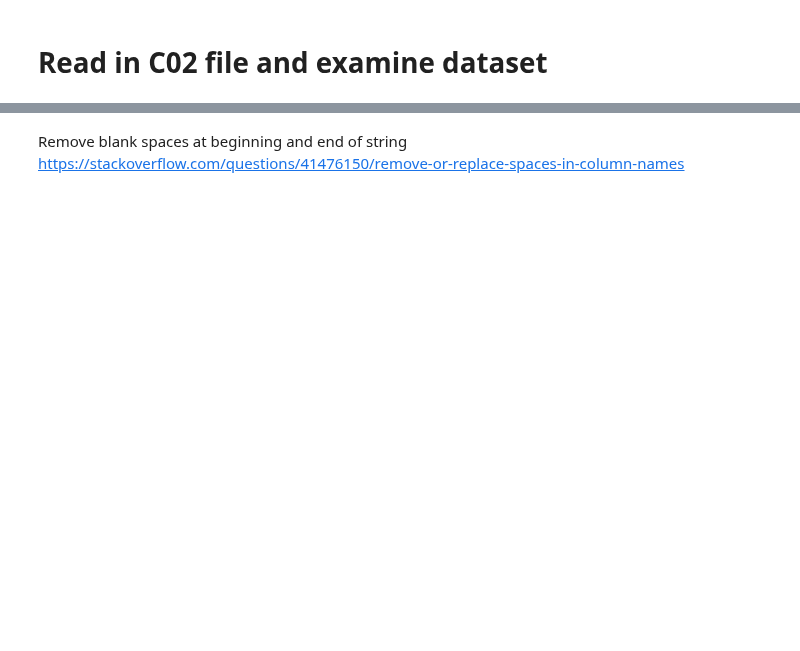
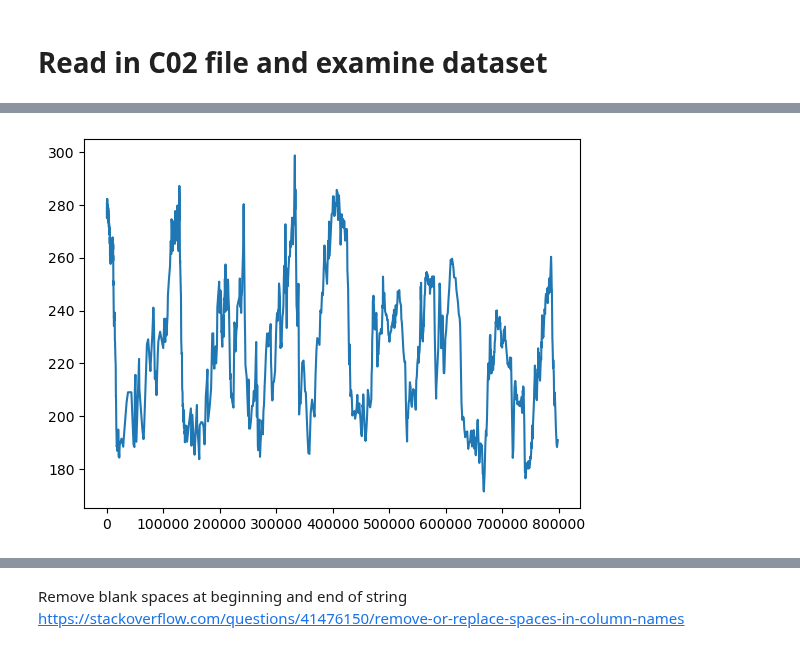
Before and after one commit to dectan/Programming-for-Data-Analysis-Project-2, a Jupyter notebook: test3.ipynb, the cells around one changed output, grey strips where cells are left out. Cells and saved outputs as stored; diff of their text form; code cells hidden in the pictures; blank space fills up the shorter version.

```diff
--- a/test3.ipynb
+++ b/test3.ipynb
@@ -16,2 +33,7 @@ import plotly.express as px
+# %%
+plt.plot(df11['EDC3_gas_a (yr)'],df11['CO2 (ppmv)'])
+plt.show()
+# %% [output]
+[figure, added]
 # %%
 # Read the Excel file into a pandas DataFrame and exclude inital 14 rows
```
Also changed, not shown: parts of 17 cells of this notebook, 3 other files.
